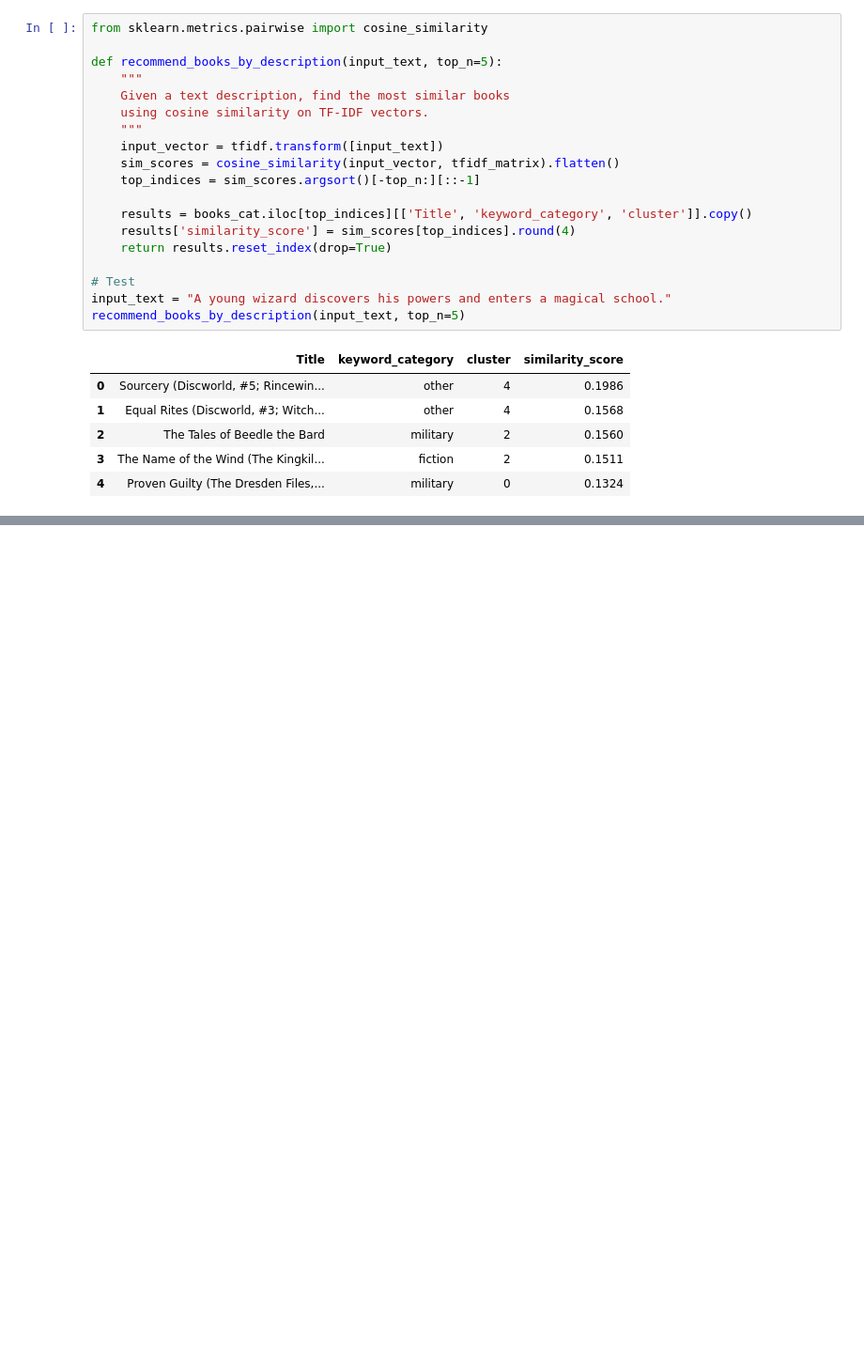
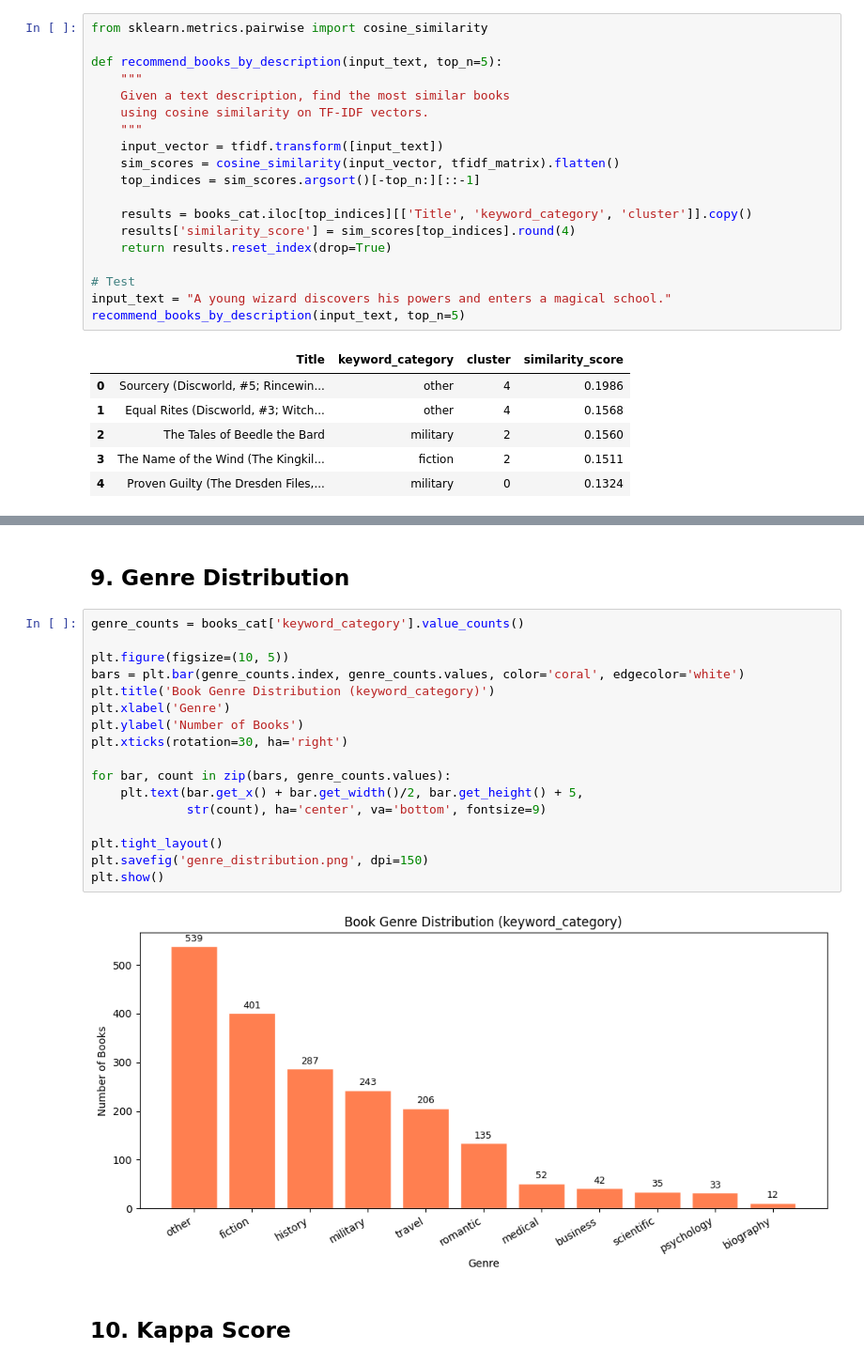
Before and after one commit to kathy-kx/chatbot-based-book-recommendation-system, a Jupyter notebook: Classification&Clustering/Classification&Clustering.ipynb, the cells around one changed output, grey strips where cells are left out. Shown at 94% size. Cells and saved outputs as stored; diff of their text form; blank space fills up the shorter version.

```diff
--- a/Classification&Clustering/Classification&Clustering.ipynb
+++ b/Classification&Clustering/Classification&Clustering.ipynb
@@ -139,0 +211,23 @@ Silhouette Score: 0.0043
+# %% [markdown]
+## 9. Genre Distribution
+# %%
+genre_counts = books_cat['keyword_category'].value_counts()
+
+plt.figure(figsize=(10, 5))
+bars = plt.bar(genre_counts.index, genre_counts.values, color='coral', edgecolor='white')
+plt.title('Book Genre Distribution (keyword_category)')
+plt.xlabel('Genre')
+plt.ylabel('Number of Books')
+plt.xticks(rotation=30, ha='right')
+
+for bar, count in zip(bars, genre_counts.values):
+    plt.text(bar.get_x() + bar.get_width()/2, bar.get_height() + 5,
+             str(count), ha='center', va='bottom', fontsize=9)
+
+plt.tight_layout()
+plt.savefig('genre_distribution.png', dpi=150)
+plt.show()
+# %% [output]
+[figure, added]
+# %% [markdown]
+## 10. Kappa Score
```
Also changed, not shown: parts of 22 cells of this notebook.
